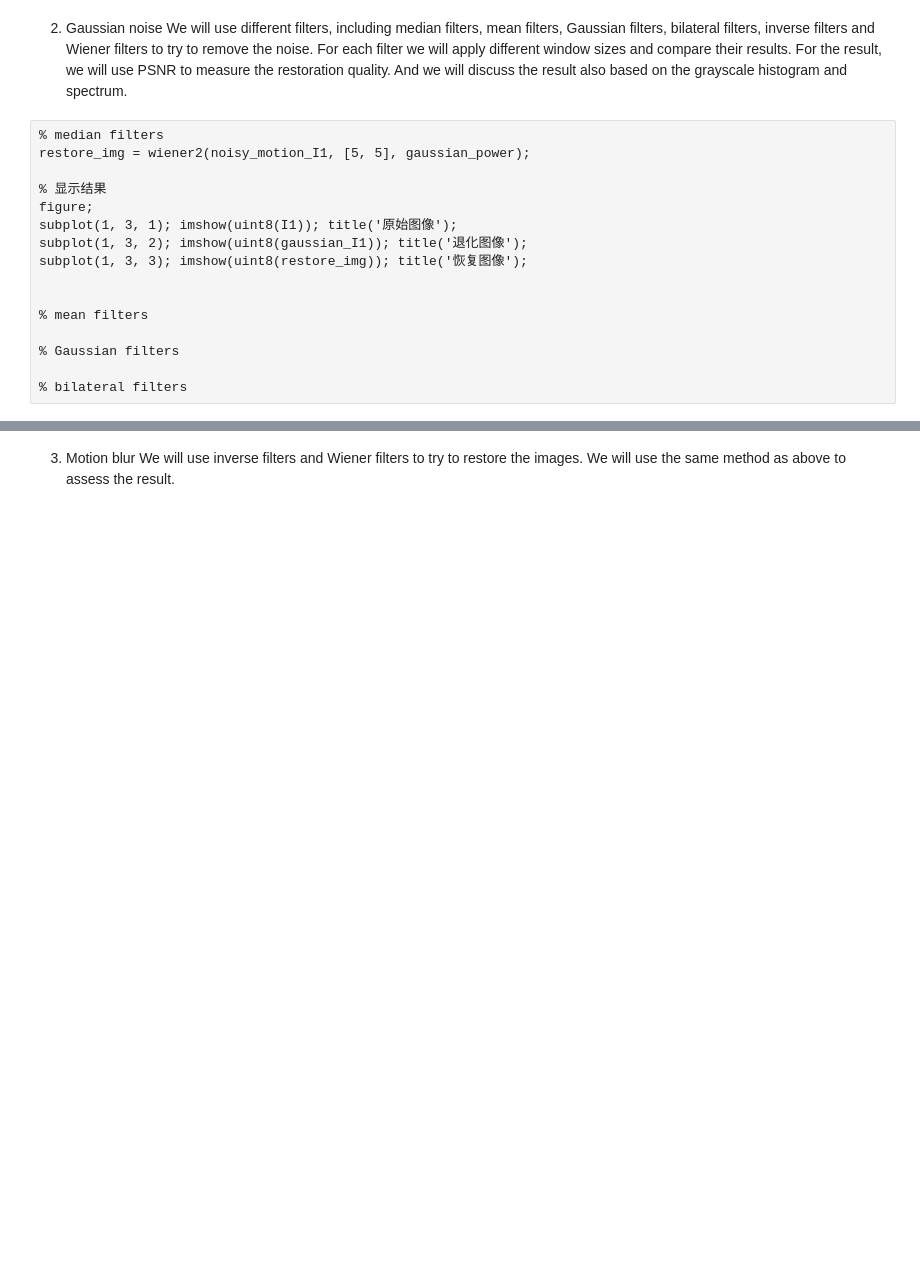
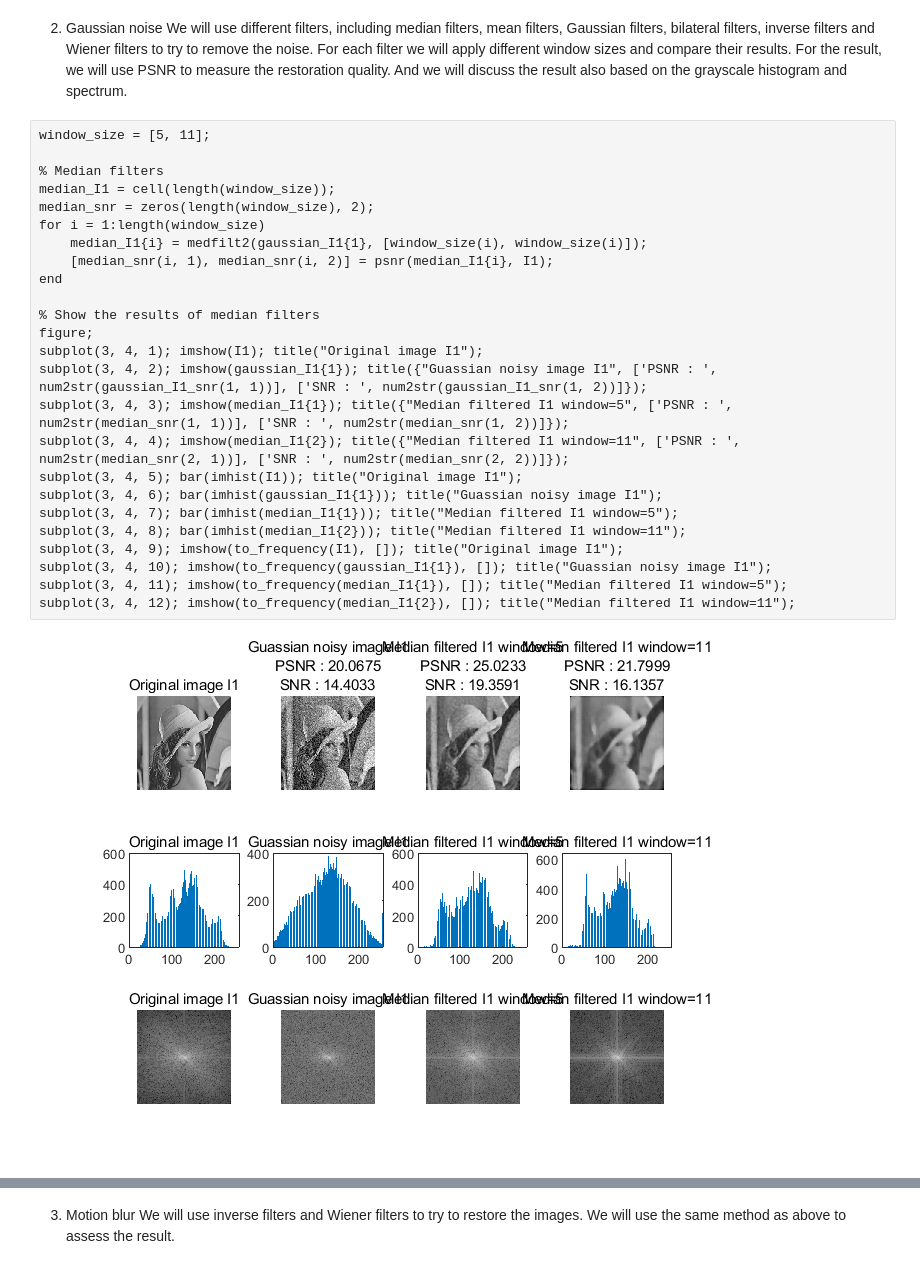
Before and after one commit to nemuru-pigeon/Image_restoration, a Jupyter notebook: codes/final_report_temp.ipynb, the cells around one changed output, grey strips where cells are left out. Saved outputs shown, nothing was run; the diff lists cells and outputs as text; blank space fills up the shorter version.

Commit message:
Finish the filters except inverse and wiener in part 2

```diff
--- a/codes/final_report_temp.ipynb
+++ b/codes/final_report_temp.ipynb
@@ -225,18 +225,29 @@ subplot(1, 4, 4); imshow(restore_img_I2); title({'deconvwnr恢复图像 gaussian
 2. Gaussian noise
 We will use different filters, including median filters, mean filters, Gaussian filters, bilateral filters, inverse filters and Wiener filters to try to remove the noise. For each filter we will apply different window sizes and compare their results. For the result, we will use PSNR to measure the restoration quality. And we will discuss the result also based on the grayscale histogram and spectrum.
 # %%
-% median filters
-restore_img = wiener2(noisy_motion_I1, [5, 5], gaussian_power);
+window_size = [5, 11];
 
-% 显示结果
+% Median filters
+median_I1 = cell(length(window_size));
+median_snr = zeros(length(window_size), 2);
+for i = 1:length(window_size)
+    median_I1{i} = medfilt2(gaussian_I1{1}, [window_size(i), window_size(i)]);
+    [median_snr(i, 1), median_snr(i, 2)] = psnr(median_I1{i}, I1);
+end
+
+% Show the results of median filters
 figure;
-subplot(1, 3, 1); imshow(uint8(I1)); title('原始图像');
-subplot(1, 3, 2); imshow(uint8(gaussian_I1)); title('退化图像');
-subplot(1, 3, 3); imshow(uint8(restore_img)); title('恢复图像');
-
-
-% mean filters
-
-% Gaussian filters
-
-% bilateral filters
+subplot(3, 4, 1); imshow(I1); title("Original image I1");
+subplot(3, 4, 2); imshow(gaussian_I1{1}); title({"Guassian noisy image I1", ['PSNR : ', num2str(gaussian_I1_snr(1, 1))], ['SNR : ', num2str(gaussian_I1_snr(1, 2))]});
+subplot(3, 4, 3); imshow(median_I1{1}); title({"Median filtered I1 window=5", ['PSNR : ', num2str(median_snr(1, 1))], ['SNR : ', num2str(median_snr(1, 2))]});
+subplot(3, 4, 4); imshow(median_I1{2}); title({"Median filtered I1 window=11", ['PSNR : ', num2str(median_snr(2, 1))], ['SNR : ', num2str(median_snr(2, 2))]});
+subplot(3, 4, 5); bar(imhist(I1)); title("Original image I1");
+subplot(3, 4, 6); bar(imhist(gaussian_I1{1})); title("Guassian noisy image I1");
+subplot(3, 4, 7); bar(imhist(median_I1{1})); title("Median filtered I1 window=5");
+subplot(3, 4, 8); bar(imhist(median_I1{2})); title("Median filtered I1 window=11");
+subplot(3, 4, 9); imshow(to_frequency(I1), []); title("Original image I1");
+subplot(3, 4, 10); imshow(to_frequency(gaussian_I1{1}), []); title("Guassian noisy image I1");
+subplot(3, 4, 11); imshow(to_frequency(median_I1{1}), []); title("Median filtered I1 window=5");
+subplot(3, 4, 12); imshow(to_frequency(median_I1{2}), []); title("Median filtered I1 window=11");
+# %% [output]
+[figure, added]
```
Also changed, not shown: parts of 5 cells of this notebook, 1 other file.
